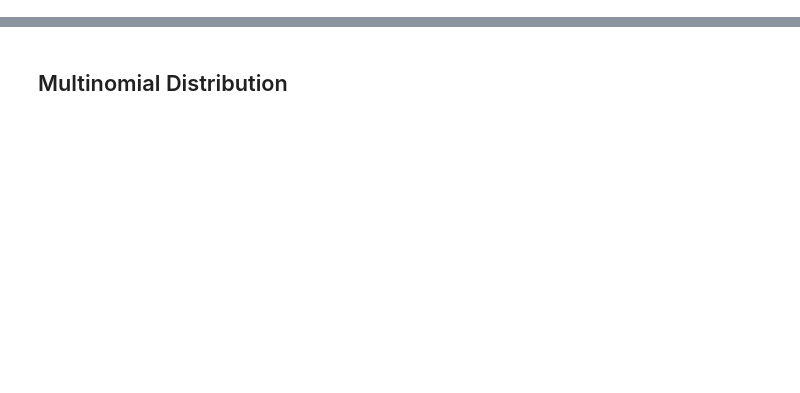
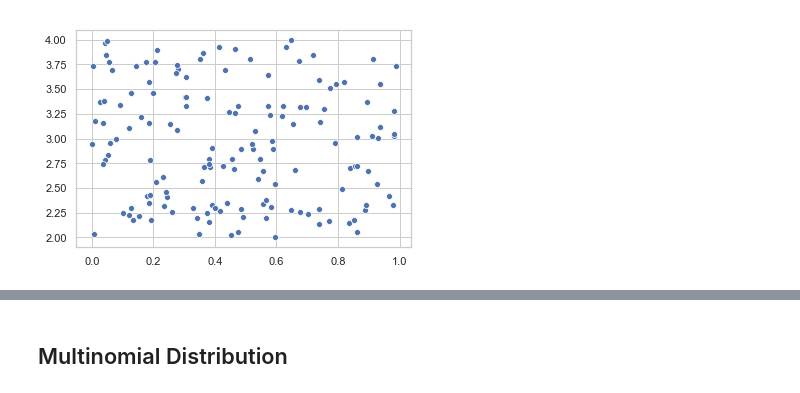
Before and after one commit to RitRa/Numpy_random, a Jupyter notebook: Distributions.ipynb, the cells around one changed output, grey strips where cells are left out. Saved outputs shown, nothing was run; the diff lists cells and outputs as text; code cells hidden in the pictures; blank space fills up the shorter version.

```diff
--- a/Distributions.ipynb
+++ b/Distributions.ipynb
@@ -16,0 +30,12 @@ plt.show()
+# %%
+num_of_points = 150
+
+uniform_array_1 = np.random.uniform(0, 1, num_of_points)
+uniform_array_2 = np.random.uniform(2, 4, num_of_points)
+uniform_array_3 = np.random.uniform(6, 10, num_of_points)
+
+test = sns.scatterplot(uniform_array_1, uniform_array_2)
+
+plt.show(test)
+# %% [output]
+[figure, added]
```
Also changed, not shown: parts of 11 cells of this notebook, 1 other file.
